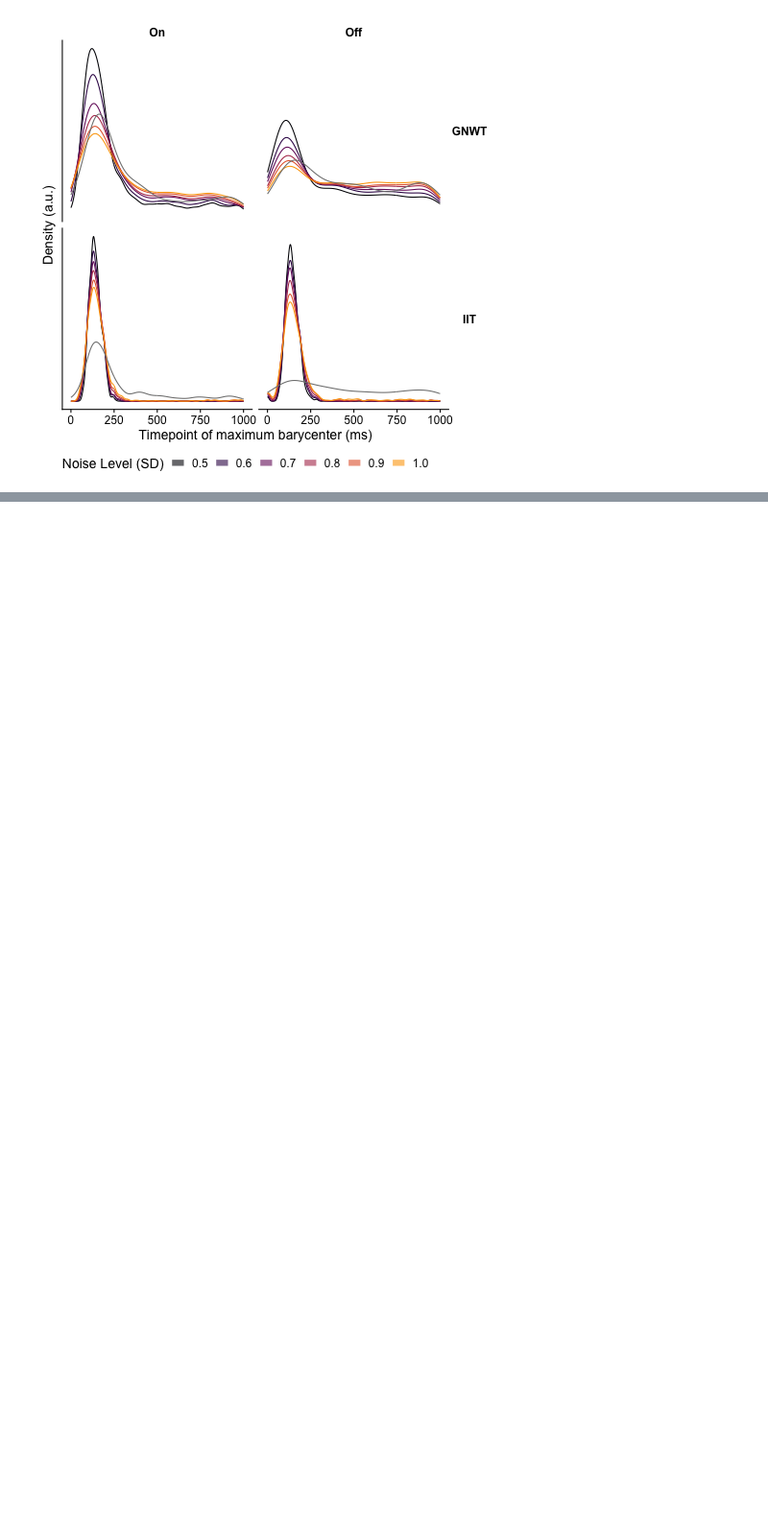
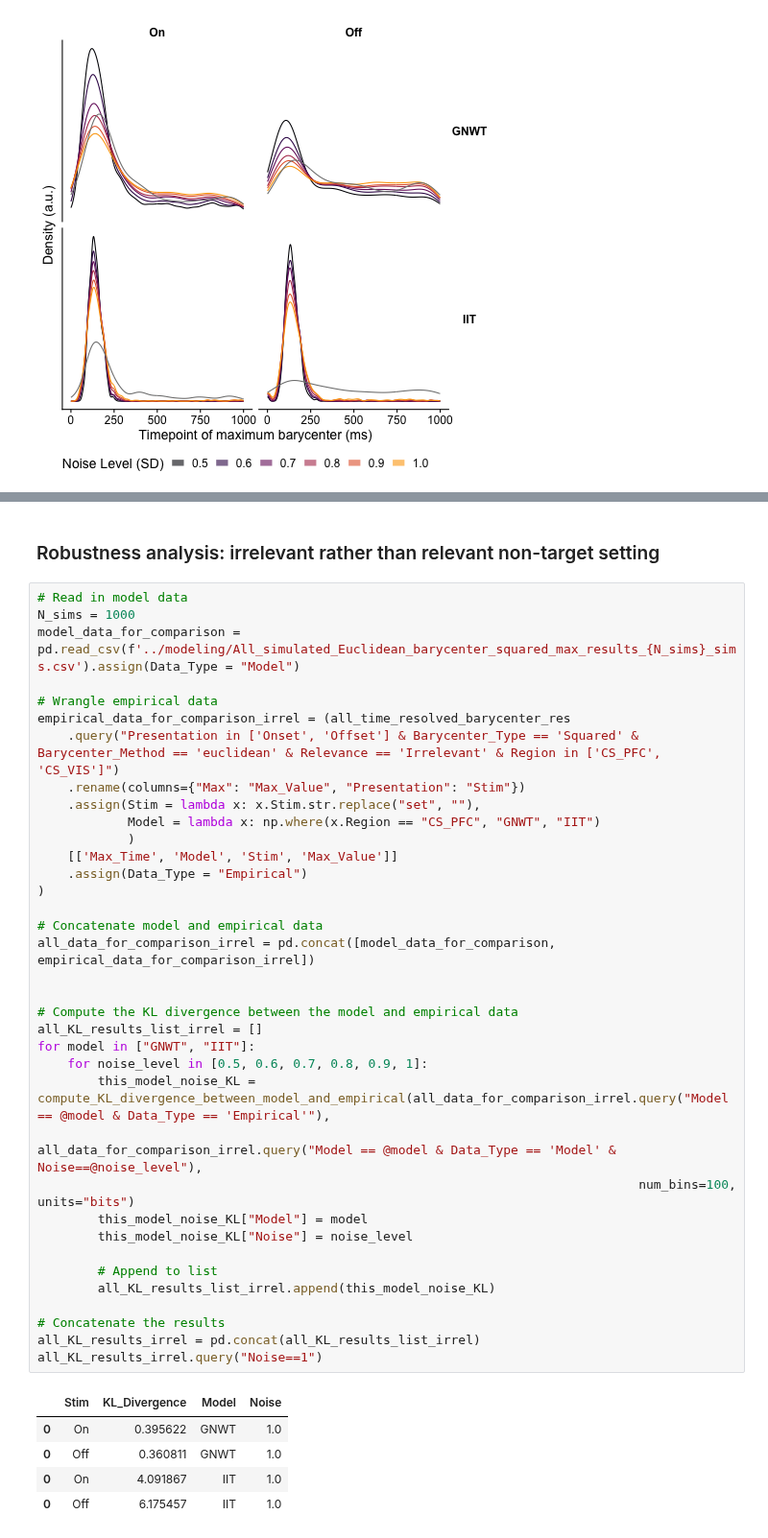
Before and after one commit to anniegbryant/MEG_functional_connectivity, a Jupyter notebook: data_visualization/barycenter_empirical_analysis.ipynb, the cells around one changed output, grey strips where cells are left out. Shown at 96% size. Cells and saved outputs as stored; diff of their text form; blank space fills up the shorter version.

```diff
--- a/data_visualization/barycenter_empirical_analysis.ipynb
+++ b/data_visualization/barycenter_empirical_analysis.ipynb
@@ -685,0 +677,44 @@ all_KL_results %>%
+# %% [markdown]
+### Robustness analysis: irrelevant rather than relevant non-target setting
+# %%
+# Read in model data
+N_sims = 1000
+model_data_for_comparison = pd.read_csv(f'../modeling/All_simulated_Euclidean_barycenter_squared_max_results_{N_sims}_sims.csv').assign(Data_Type = "Model")
+
+# Wrangle empirical data
+empirical_data_for_comparison_irrel = (all_time_resolved_barycenter_res
+    .query("Presentation in ['Onset', 'Offset'] & Barycenter_Type == 'Squared' & Barycenter_Method == 'euclidean' & Relevance == 'Irrelevant' & Region in ['CS_PFC', 'CS_VIS']")
+    .rename(columns={"Max": "Max_Value", "Presentation": "Stim"})
+    .assign(Stim = lambda x: x.Stim.str.replace("set", ""),
+            Model = lambda x: np.where(x.Region == "CS_PFC", "GNWT", "IIT")
+            )
+    [['Max_Time', 'Model', 'Stim', 'Max_Value']]
+    .assign(Data_Type = "Empirical")
+)
+
+# Concatenate model and empirical data
+all_data_for_comparison_irrel = pd.concat([model_data_for_comparison, empirical_data_for_comparison_irrel])
+
+
+# Compute the KL divergence between the model and empirical data
+all_KL_results_list_irrel = []
+for model in ["GNWT", "IIT"]:
+    for noise_level in [0.5, 0.6, 0.7, 0.8, 0.9, 1]:
+        this_model_noise_KL = compute_KL_divergence_between_model_and_empirical(all_data_for_comparison_irrel.query("Model == @model & Data_Type == 'Empirical'"),
+                                                                                all_data_for_comparison_irrel.query("Model == @model & Data_Type == 'Model' & Noise==@noise_level"),
+                                                                                num_bins=100, units="bits")
+        this_model_noise_KL["Model"] = model
+        this_model_noise_KL["Noise"] = noise_level
+
+        # Append to list
+        all_KL_results_list_irrel.append(this_model_noise_KL)
+
+# Concatenate the results
+all_KL_results_irrel = pd.concat(all_KL_results_list_irrel)
+all_KL_results_irrel.query("Noise==1")
+# %% [output]
+|  | Stim | KL_Divergence | Model | Noise |
+| 0 | On | 0.395622 | GNWT | 1.0 |
+| 0 | Off | 0.360811 | GNWT | 1.0 |
+| 0 | On | 4.091867 | IIT | 1.0 |
+| 0 | Off | 6.175457 | IIT | 1.0 |
```
Also changed, not shown: parts of 7 cells of this notebook, 9 other files.
